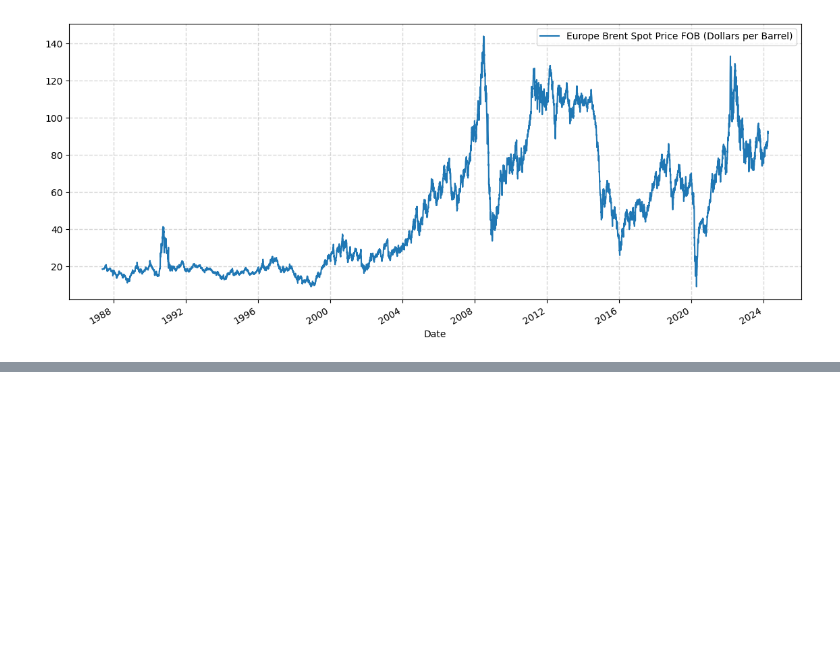
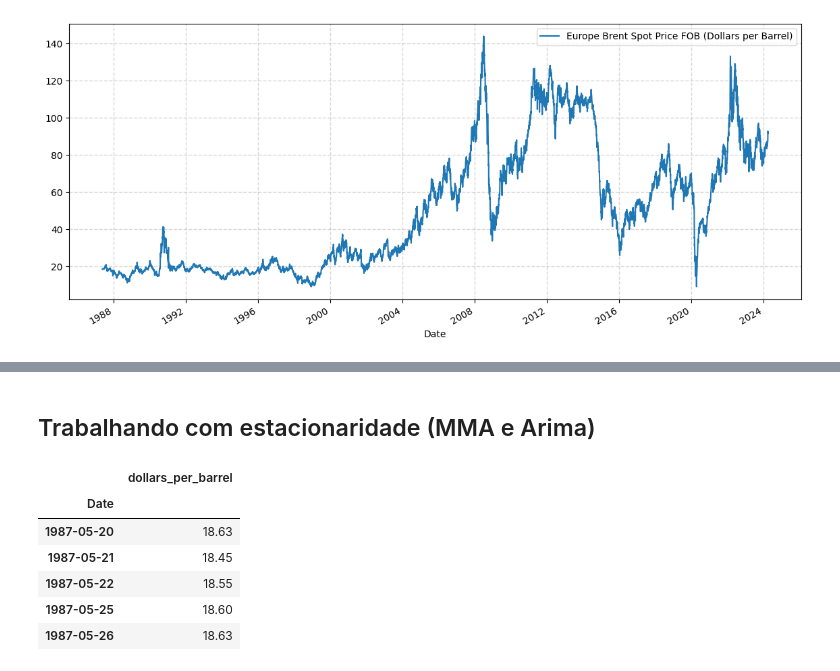
Before and after one commit to giulianafernandes/tech_challenge-oil_forecasting, a Jupyter notebook: oil_forecasting.ipynb, the cells around one changed output, grey strips where cells are left out. Saved outputs shown, nothing was run; the diff lists cells and outputs as text; code cells hidden in the pictures; blank space fills up the shorter version.

```diff
--- a/oil_forecasting.ipynb
+++ b/oil_forecasting.ipynb
@@ -38,0 +56,13 @@ plt.show()
+# %% [markdown]
+## Trabalhando com estacionaridade (MMA e Arima)
+# %%
+fob = fob.rename(columns={'Europe Brent Spot Price FOB (Dollars per Barrel)': 'dollars_per_barrel'})
+fob.head()
+# %% [output]
+|  | dollars_per_barrel |
+| Date |  |
+| 1987-05-20 | 18.63 |
+| 1987-05-21 | 18.45 |
+| 1987-05-22 | 18.55 |
+| 1987-05-25 | 18.60 |
+| 1987-05-26 | 18.63 |
```
Also changed, not shown: parts of 7 cells of this notebook, 1 other file.
